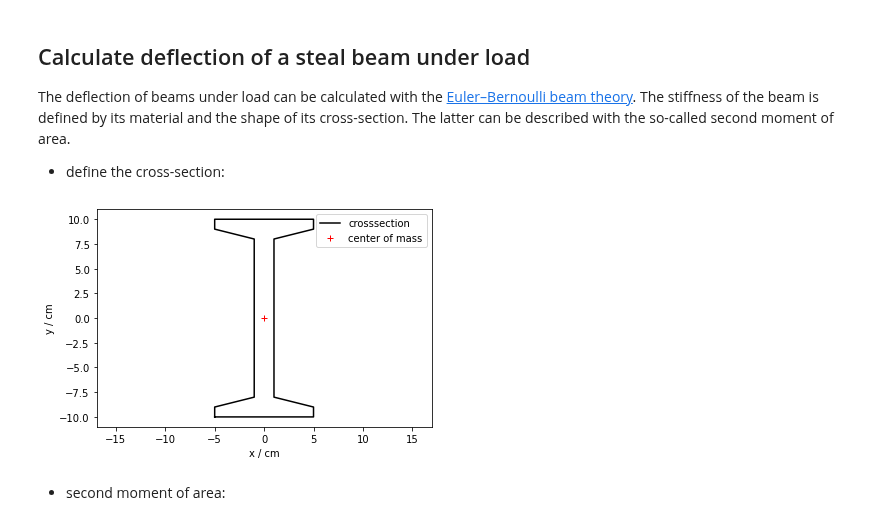
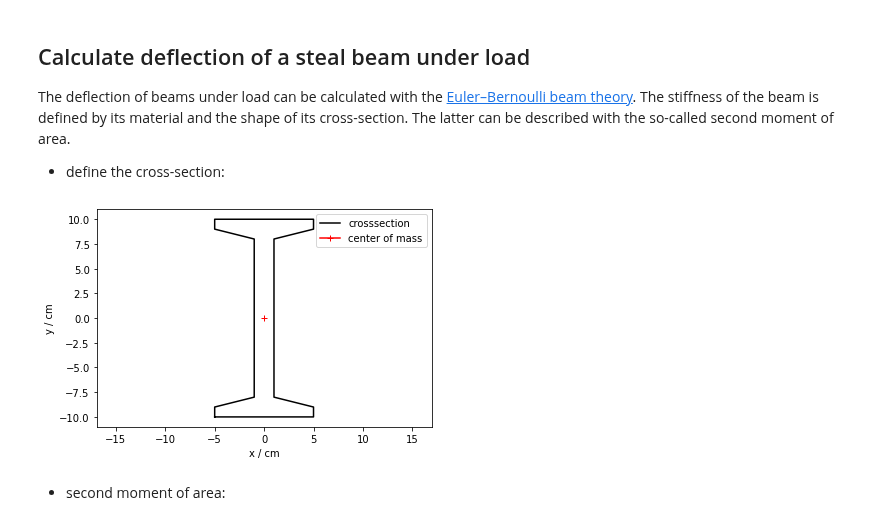
Before and after one commit to gerritnowald/polygon, a Jupyter notebook: examples/examples.ipynb, the cells around one changed output. Cells and saved outputs as stored; diff of their text form; code cells hidden in the pictures.

```diff
--- a/examples/examples.ipynb
+++ b/examples/examples.ipynb
@@ -155,14 +155,14 @@ Vertices = [
 beam  = polygon(Vertices).centerOrigin()    # move origin of coordinate system to center of mass
 # %%
 beam.plot(c='k', label='crosssection')
-beam.plot_CenterMass(label='center of mass')
+beam.plotCenterMass(label='center of mass')
 plt.legend()
 plt.xlabel('x / cm')
 plt.ylabel('y / cm')
 plt.axis('equal')
 plt.show()
 # %% [output]
-[figure, old version]
+[figure, new version]
 # %% [markdown]
 - second moment of area:
 # %%
```
Also changed, not shown: parts of 6 cells of this notebook, 4 other files.
